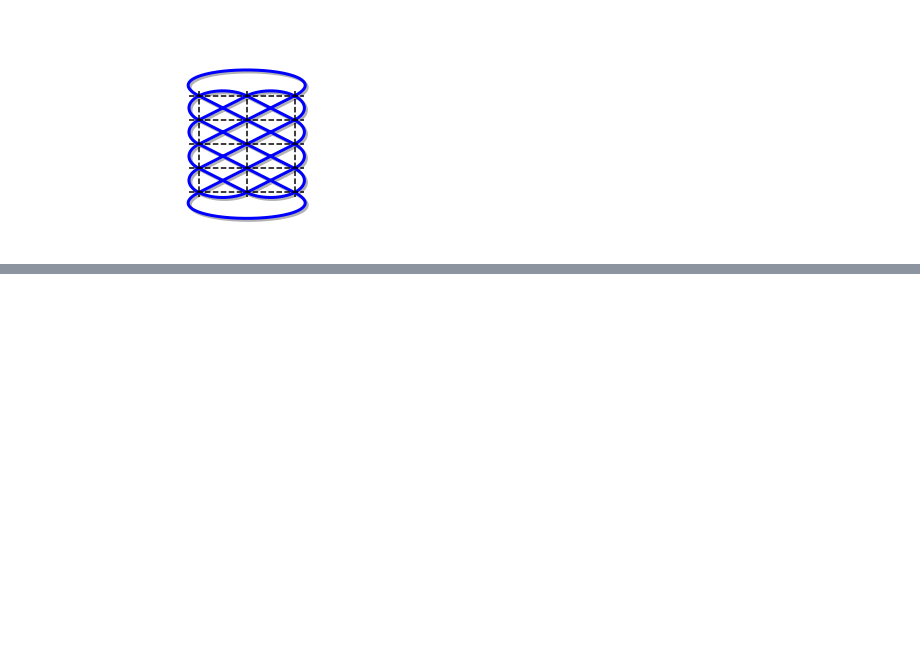
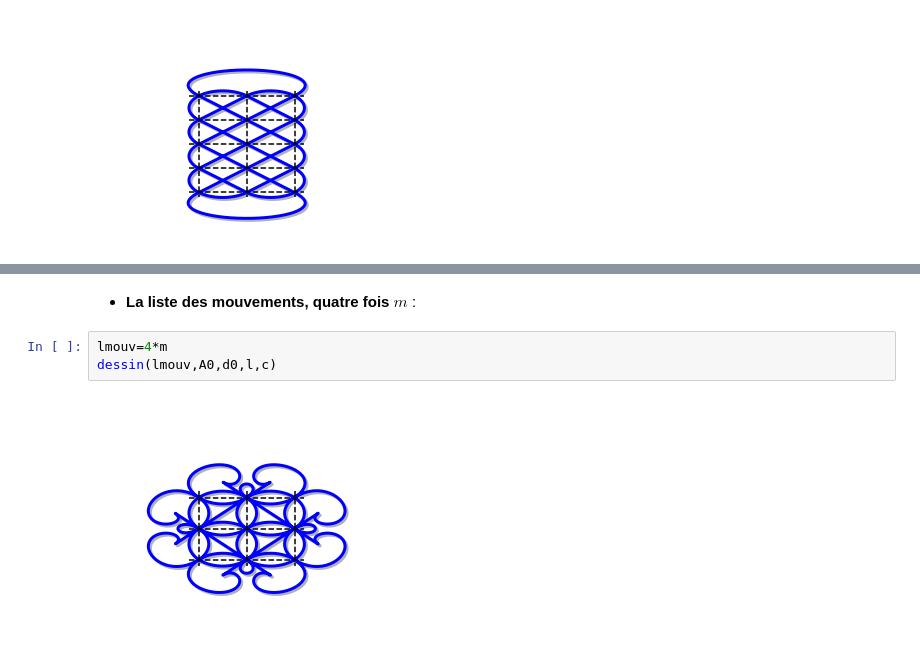
Before and after one commit to nablanabla/Thesis, a Jupyter notebook: fichier_test.ipynb, the cells around one changed output, grey strips where cells are left out. Cells and saved outputs as stored; diff of their text form; blank space fills up the shorter version.

```diff
--- a/fichier_test.ipynb
+++ b/fichier_test.ipynb
@@ -36,0 +53,7 @@ dessin(T.lmouv,A0,d0,ligne=l,colonne=c)
+# %% [markdown]
+* **La liste des mouvements, quatre fois $m$** :
+# %%
+lmouv=4*m
+dessin(lmouv,A0,d0,l,c)
+# %% [output]
+[figure, added]
```
Also changed, not shown: parts of 6 cells of this notebook.
